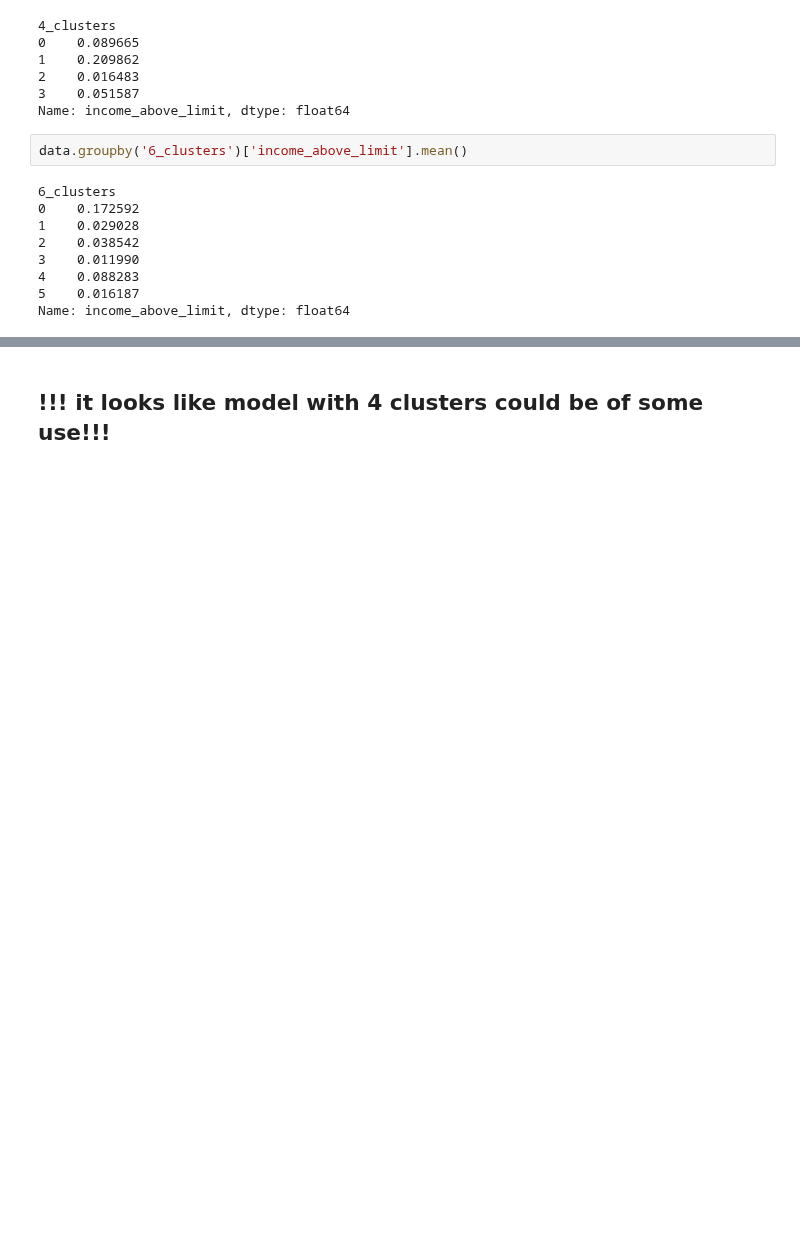
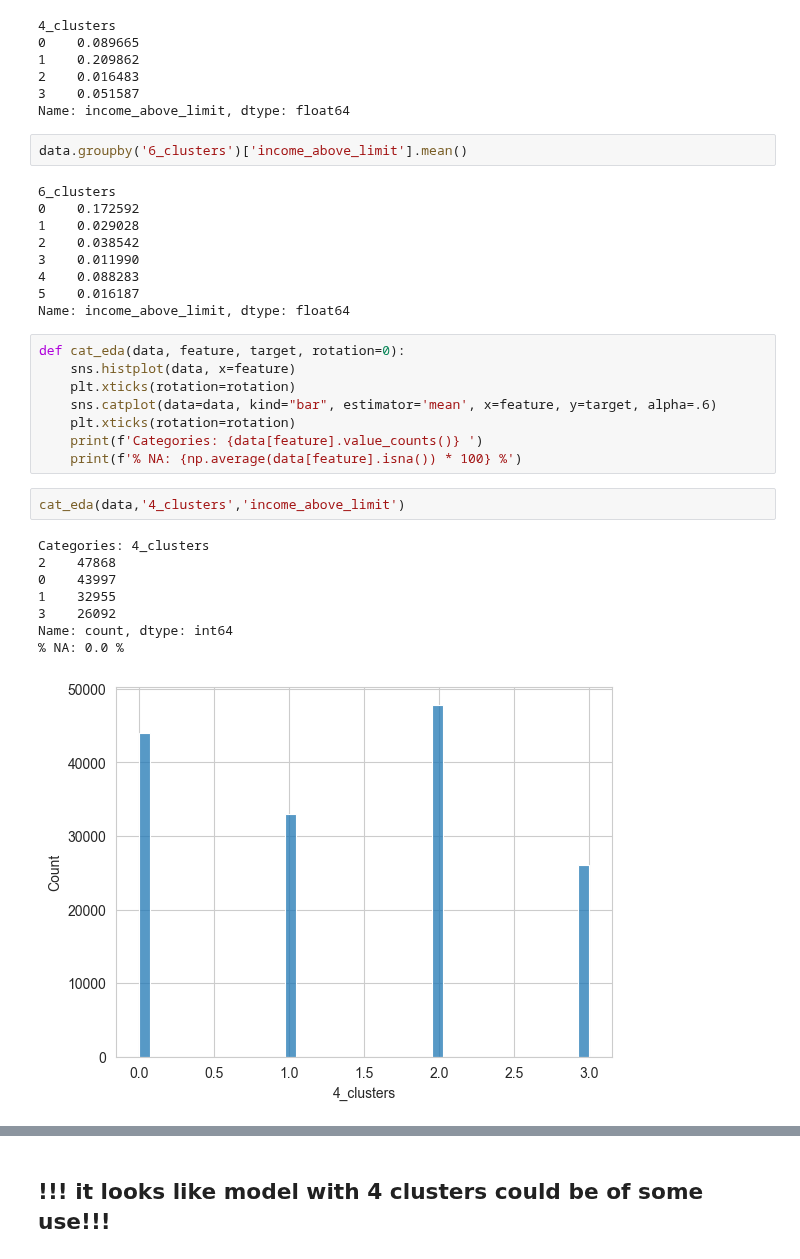
Before and after one commit to hanksnowdon/DataMiningProject, a Jupyter notebook: notebooks/02_01_Clustering.ipynb, the cells around one changed output, grey strips where cells are left out. Saved outputs shown, nothing was run; the diff lists cells and outputs as text; blank space fills up the shorter version.

Commit message:
pictures to clusters

```diff
--- a/notebooks/02_01_Clustering.ipynb
+++ b/notebooks/02_01_Clustering.ipynb
@@ -258,3 +258,22 @@ data.groupby('6_clusters')['income_above_limit'].mean()
 4    0.088283
 5    0.016187
 Name: income_above_limit, dtype: float64
+# %%
+def cat_eda(data, feature, target, rotation=0):
+    sns.histplot(data, x=feature)
+    plt.xticks(rotation=rotation)
+    sns.catplot(data=data, kind="bar", estimator='mean', x=feature, y=target, alpha=.6)
+    plt.xticks(rotation=rotation)
+    print(f'Categories: {data[feature].value_counts()} ')
+    print(f'% NA: {np.average(data[feature].isna()) * 100} %')
+# %%
+cat_eda(data,'4_clusters','income_above_limit')
+# %% [output]
+Categories: 4_clusters
+2    47868
+0    43997
+1    32955
+3    26092
+Name: count, dtype: int64
+% NA: 0.0 %
+[figure, added]
```
Also changed, not shown: parts of 2 cells of this notebook, 1 other file.
